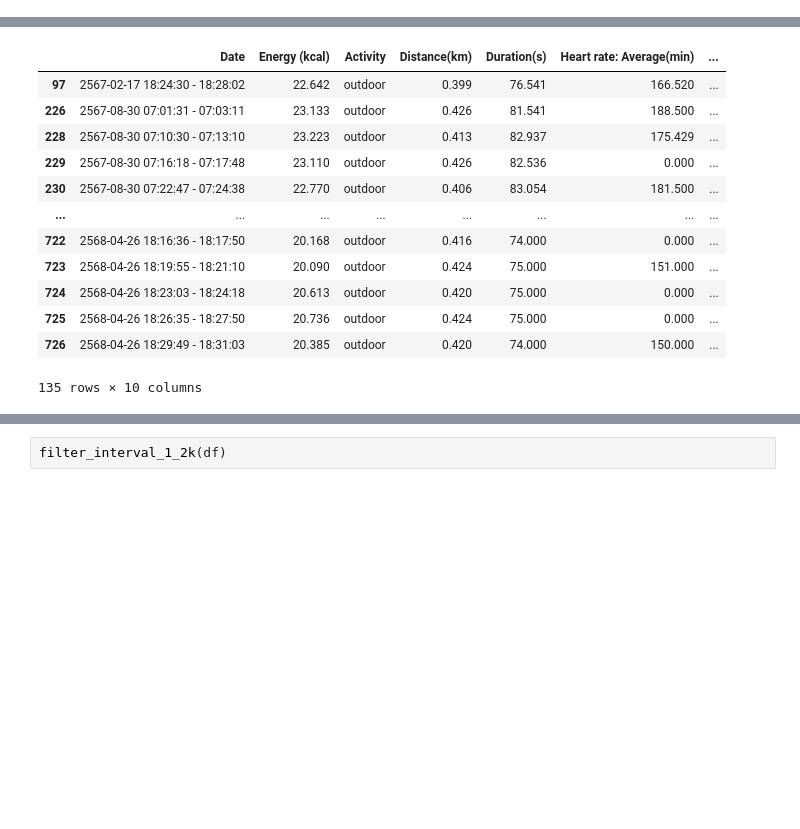
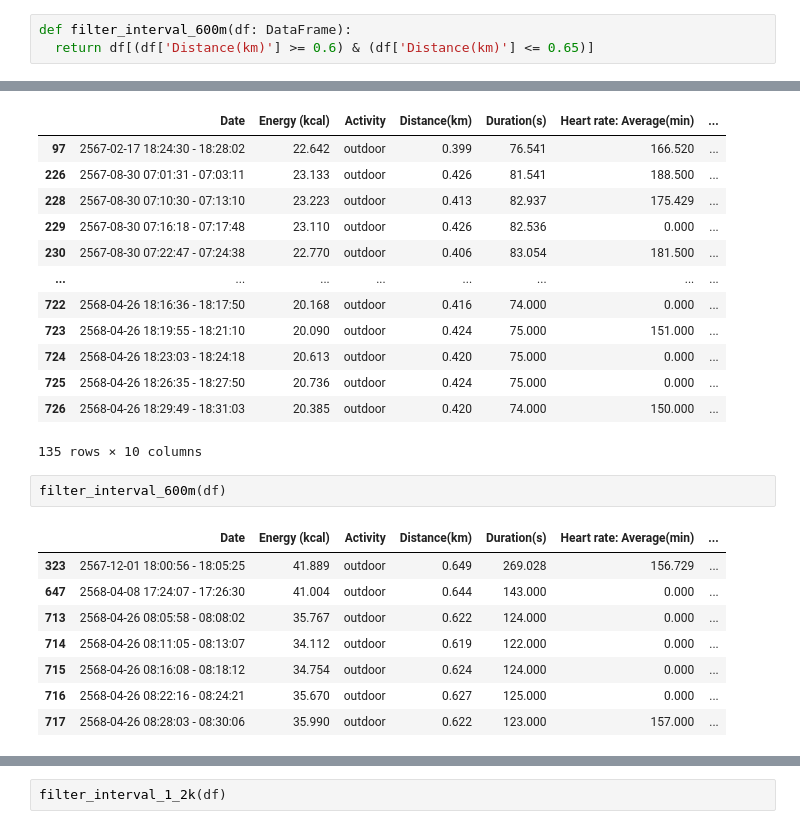
Before and after one commit to JFKongphop/running-analysis, a Jupyter notebook: index.ipynb, the cells around one changed output, grey strips where cells are left out. Saved outputs shown, nothing was run; the diff lists cells and outputs as text; blank space fills up the shorter version.

```diff
--- a/index.ipynb
+++ b/index.ipynb
@@ -59,3 +59,6 @@ def convert_activity(activity):
 # %%
 def filter_interval_400m(df: DataFrame):
   return df[(df['Distance(km)'] >= 0.38) & (df['Distance(km)'] <= 0.43)]
+# %%
+def filter_interval_600m(df: DataFrame):
+  return df[(df['Distance(km)'] >= 0.6) & (df['Distance(km)'] <= 0.65)]
@@ -212,3 +218,14 @@ filter_interval_400m(df)
 | 725 | 2568-04-26 18:26:35 - 18:27:50 | 20.736 | outdoor | 0.424 | 75.000 | 0.000 | ... |
 | 726 | 2568-04-26 18:29:49 - 18:31:03 | 20.385 | outdoor | 0.420 | 74.000 | 150.000 | ... |
 135 rows × 10 columns
+# %%
+filter_interval_600m(df)
+# %% [output]
+|  | Date | Energy (kcal) | Activity | Distance(km) | Duration(s) | Heart rate: Average(min) | ... |
+| 323 | 2567-12-01 18:00:56 - 18:05:25 | 41.889 | outdoor | 0.649 | 269.028 | 156.729 | ... |
+| 647 | 2568-04-08 17:24:07 - 17:26:30 | 41.004 | outdoor | 0.644 | 143.000 | 0.000 | ... |
+| 713 | 2568-04-26 08:05:58 - 08:08:02 | 35.767 | outdoor | 0.622 | 124.000 | 0.000 | ... |
+| 714 | 2568-04-26 08:11:05 - 08:13:07 | 34.112 | outdoor | 0.619 | 122.000 | 0.000 | ... |
+| 715 | 2568-04-26 08:16:08 - 08:18:12 | 34.754 | outdoor | 0.624 | 124.000 | 0.000 | ... |
+| 716 | 2568-04-26 08:22:16 - 08:24:21 | 35.670 | outdoor | 0.627 | 125.000 | 0.000 | ... |
+| 717 | 2568-04-26 08:28:03 - 08:30:06 | 35.990 | outdoor | 0.622 | 123.000 | 157.000 | ... |
```
Also changed, not shown: parts of 3 cells of this notebook.
